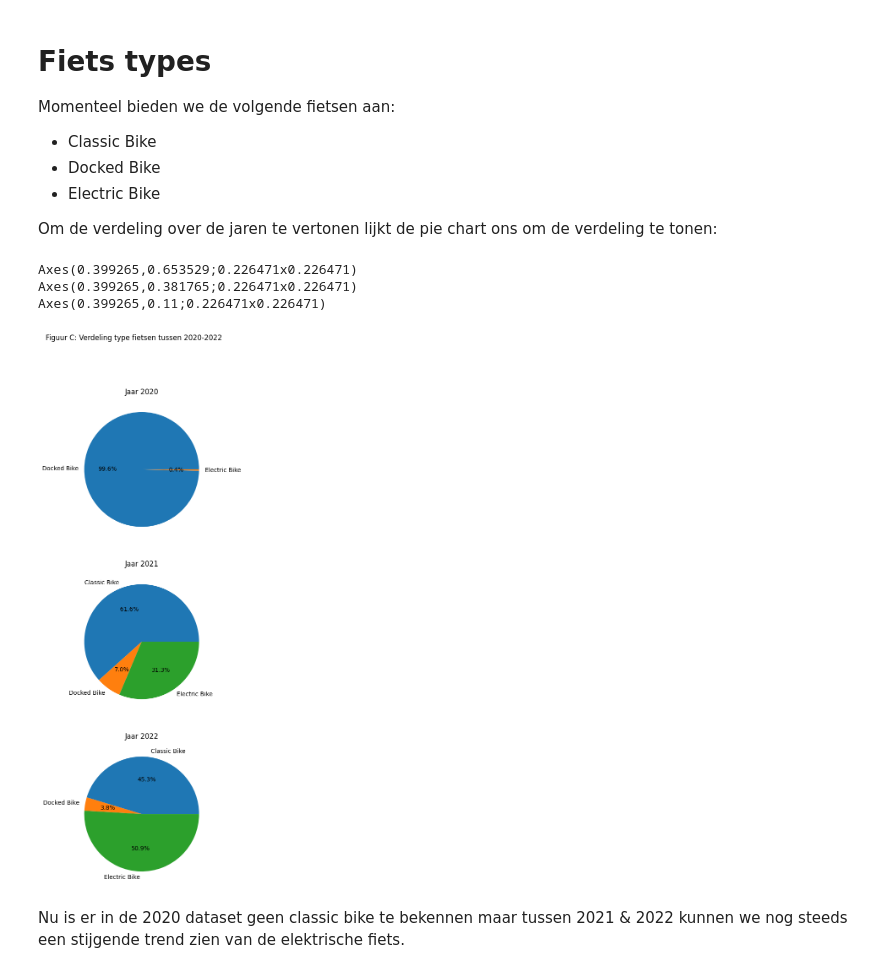
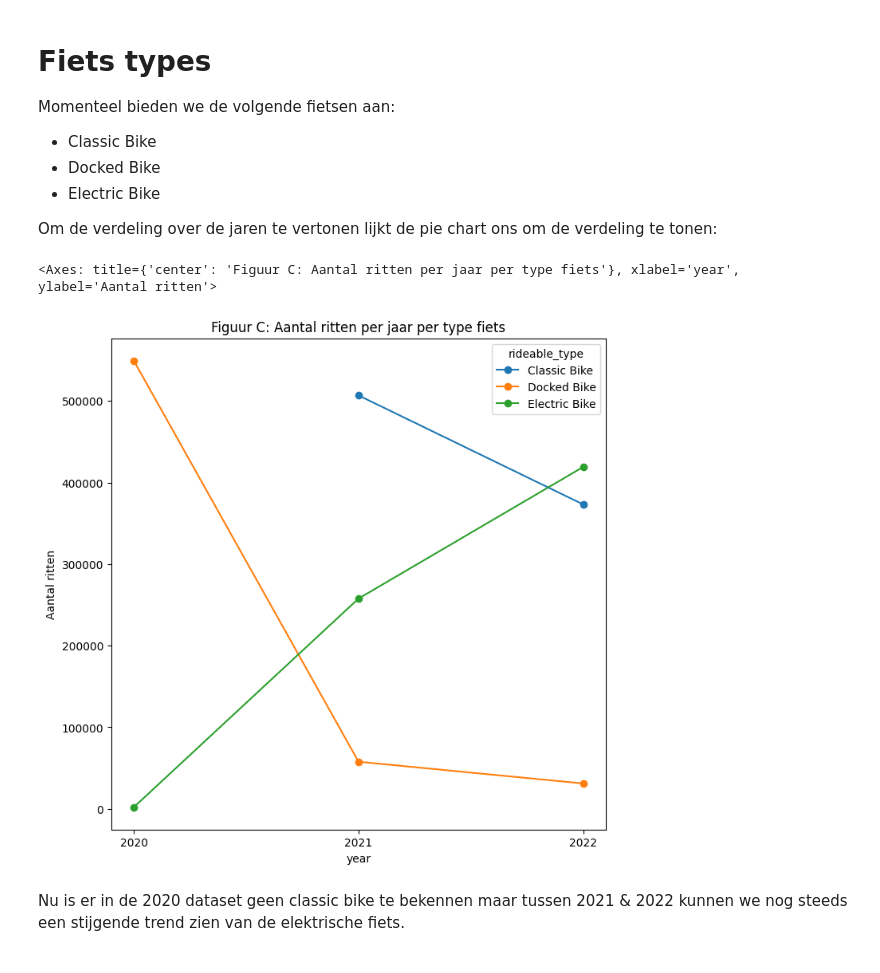
Before and after one commit to thiagovandieten/unspecified-data-analysis-project, a Jupyter notebook: bit-bikes-analyse.ipynb, the cells around one changed output. Saved outputs shown, nothing was run; the diff lists cells and outputs as text; code cells hidden in the pictures.

```diff
--- a/bit-bikes-analyse.ipynb
+++ b/bit-bikes-analyse.ipynb
@@ -194,20 +182,17 @@ Momenteel bieden we de volgende fietsen aan:
 - Electric Bike
 
 Om de verdeling over de jaren te vertonen lijkt de pie chart ons om de verdeling te tonen:
-# %%
-df_all['rideable_type'] = df_all['rideable_type'].str.replace('_', ' ').str.title()
-
-fig, ax = plt.subplots(figsize=(15, 15), nrows=3, ncols=1)
-fig.suptitle("Figuur C: Verdeling type fietsen tussen 2020-2022")
-
-for i in range(2020, 2023):
-    print(df_all[df_all['year'] == i].groupby(['rideable_type']).size().plot(kind='pie', ax=ax[(i-2020)], autopct='%1.1f%%'))
-    ax[(i-2020)].set_title(f"Jaar {i}")
-# %% [output]
-Axes(0.399265,0.653529;0.226471x0.226471)
-Axes(0.399265,0.381765;0.226471x0.226471)
-Axes(0.399265,0.11;0.226471x0.226471)
-[figure, removed]
+# %%
+df_all['rideable_type'] = df_all['rideable_type'].str.replace('_', ' ').str.title()
+
+#print(df_all.groupby(['year', 'rideable_type']).size().unstack().plot(kind='line'))
+year_rideable_type = df_all.groupby(['year', 'rideable_type']).size().unstack()
+#convert to int
+year_rideable_type = year_rideable_type.astype('Int64')
+year_rideable_type.plot(kind='line', marker='o', xticks=[2020,2021,2022], ylabel='Aantal ritten', title="Figuur C: Aantal ritten per jaar per type fiets", figsize=(8, 8))
+# %% [output]
+<Axes: title={'center': 'Figuur C: Aantal ritten per jaar per type fiets'}, xlabel='year', ylabel='Aantal ritten'>
+[figure, added]
 # %% [markdown]
 Nu is er in de 2020 dataset geen classic bike te bekennen maar tussen 2021 & 2022 kunnen we nog steeds een stijgende trend zien van de elektrische fiets.
 # %% [markdown]
```
Also changed, not shown: parts of 2 cells of this notebook.
